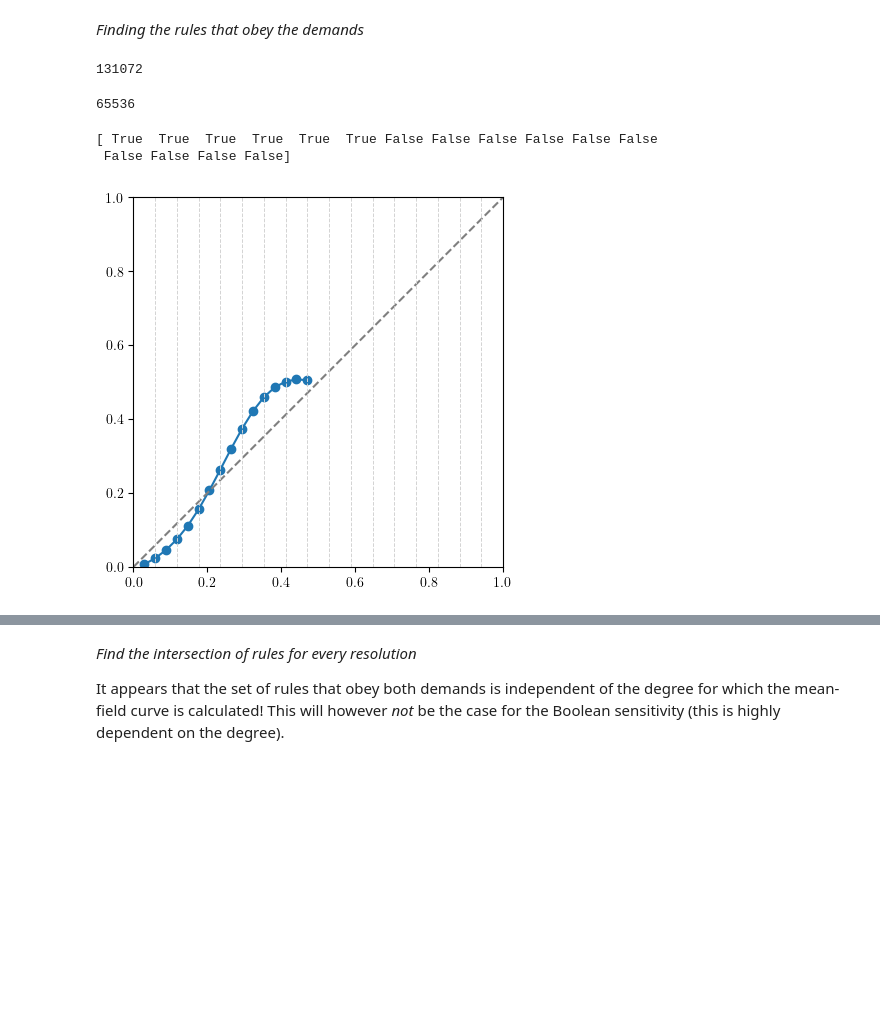
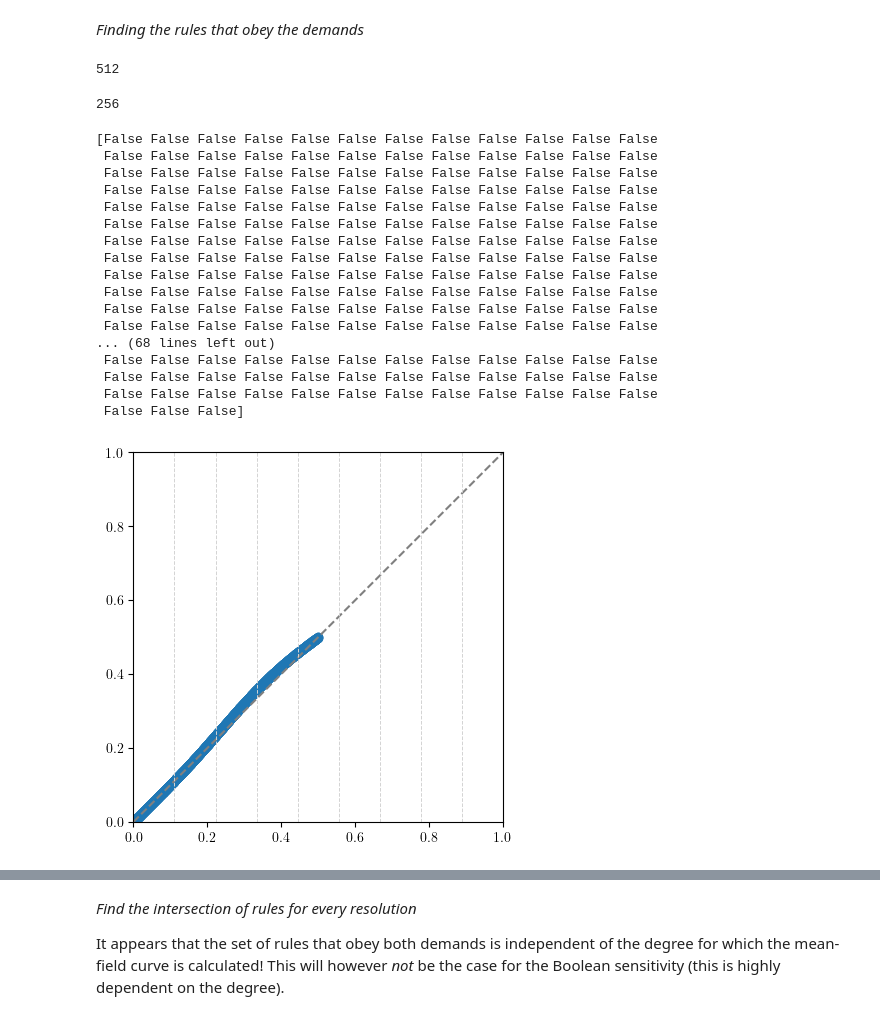
Before and after one commit to mrollier/network_automata_robustness, a Jupyter notebook: manuscript/impact_analysis-figures.ipynb, the cells around one changed output, grey strips where cells are left out. Saved outputs shown, nothing was run; the diff lists cells and outputs as text; code cells hidden in the pictures; blank space fills up the shorter version.

Commit message:
change look of the Derrida curve plot

```diff
--- a/manuscript/impact_analysis-figures.ipynb
+++ b/manuscript/impact_analysis-figures.ipynb
@@ -426,12 +407,12 @@ def find_tuples(r):
 def find_tuples_list(r):
     return list(find_tuples(r))
 
-resolution = 17
+resolution = 9
 self_equiv_rule_list = find_tuples_list(resolution)
 
 len(self_equiv_rule_list)
 # %% [output]
-131072
+512
 # %%
 ### find the rules that obey the mean-field curve conditions
 
@@ -443,36 +424,52 @@ for beta, sigma in self_equiv_rule_list:
 
 len(legal_self_equiv_rule_list)
 # %% [output]
-65536
+256
 # %%
 # we create the mean-field density propagation curve based on the resolution (only needs a limited number of points)
 # exlude the outer point (as these are already accounted for)
 # by construction, the upper half of the density values are symmetric to the lower half
-low_dens_array = np.linspace(0,.5,resolution+1)[1:-1]
+dens_array_len = 1000
+low_dens_array = np.linspace(0,.5,dens_array_len+1)[1:-1]
 degree = 11
 
 # pick random tuple from list
 (beta, sigma) = legal_self_equiv_rule_list[np.random.randint(len(legal_self_equiv_rule_list))]
 
 B_set = binary_indices(beta)
 S_set = binary_indices(sigma)
 
 low_mfdp = mean_field_dens_propagation(resolution, B_set=B_set, S_set=S_set, current_dens=low_dens_array, degree=degree)
 
 print(low_mfdp < low_dens_array)
 
 plt.plot(low_dens_array, low_mfdp, marker='o')
 plt.plot([0,1], [0,1], linestyle='--', color='gray')
 
 # square the plot visually
 plt.gca().set_aspect('equal', adjustable='box')
 plt.xlim(0, 1)
 plt.ylim(0, 1)
 
 for i in range(resolution):
     plt.axvline(x=i/resolution, color='lightgray', linestyle='--', linewidth=0.7)
 # %% [output]
-[ True  True  True  True  True  True False False False False False False
- False False False False]
+[False False False False False False False False False False False False
+ False False False False False False False False False False False False
+ False False False False False False False False False False False False
+ False False False False False False False False False False False False
+ False False False False False False False False False False False False
+ False False False False False False False False False False False False
+ False False False False False False False False False False False False
+ False False False False False False False False False False False False
+ False False False False False False False False False False False False
+ False False False False False False False False False False False False
+ False False False False False False False False False False False False
+ False False False False False False False False False False False False
+... (68 lines left out)
+ False False False False False False False False False False False False
+ False False False False False False False False False False False False
+ False False False False False False False False False False False False
+ False False False]
-[figure, old version]
+[figure, new version]
 # %%
```
Also changed, not shown: parts of 6 cells of this notebook.
